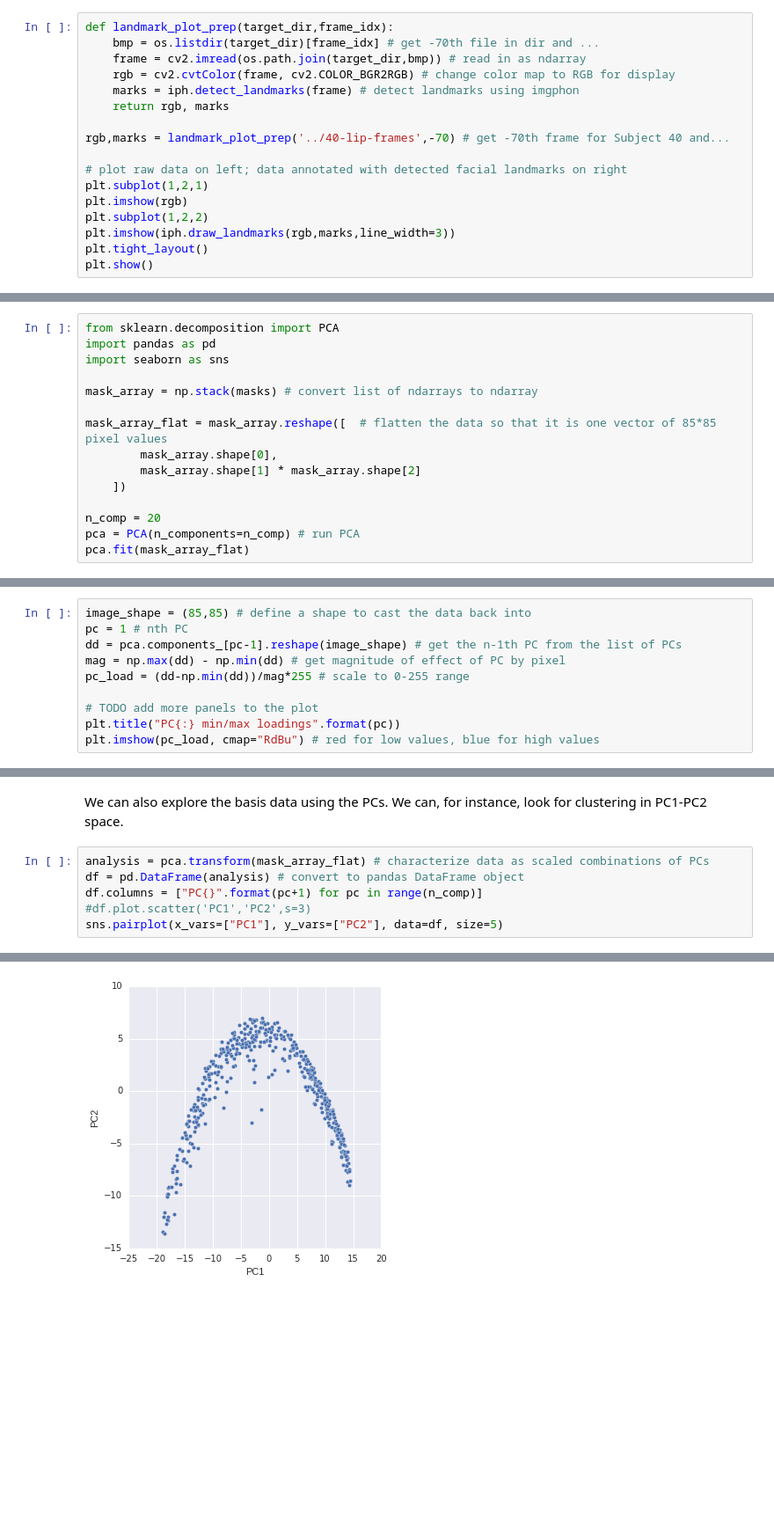
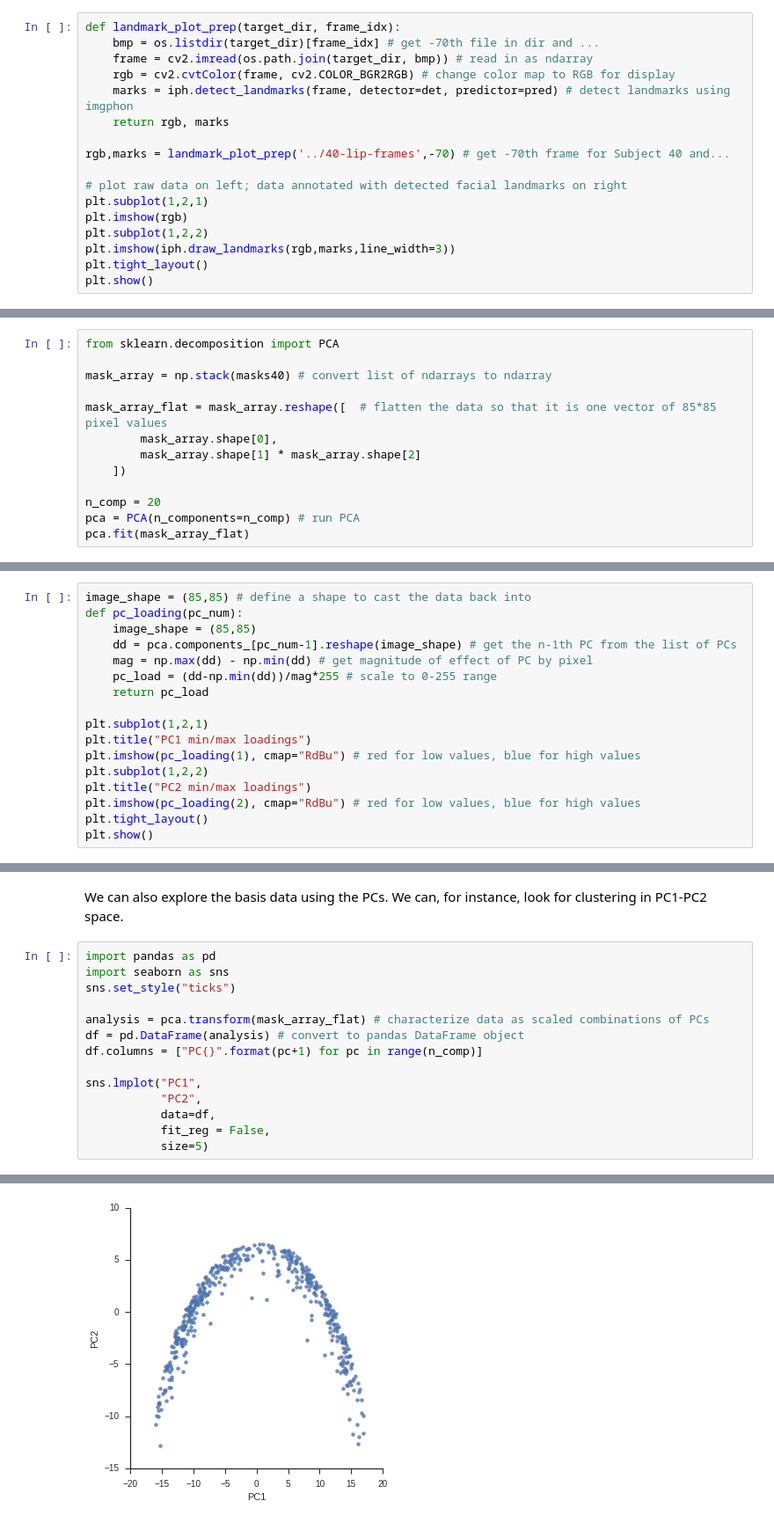
Before and after one commit to mfaytak/imgphon, a Jupyter notebook: lip-demo.ipynb, the cells around one changed output, grey strips where cells are left out. Shown at 88% size. Drawn from its saved outputs; the diff is of its cells as text; blank space fills up the shorter version.

```diff
--- a/lip-demo.ipynb
+++ b/lip-demo.ipynb
@@ -41,9 +42,9 @@ Let's take a first look at the data. After the data has been read in as an ndarr
 # %%
-def landmark_plot_prep(target_dir,frame_idx):
+def landmark_plot_prep(target_dir, frame_idx):
     bmp = os.listdir(target_dir)[frame_idx] # get -70th file in dir and ...
-    frame = cv2.imread(os.path.join(target_dir,bmp)) # read in as ndarray
+    frame = cv2.imread(os.path.join(target_dir, bmp)) # read in as ndarray
     rgb = cv2.cvtColor(frame, cv2.COLOR_BGR2RGB) # change color map to RGB for display
-    marks = iph.detect_landmarks(frame) # detect landmarks using imgphon
+    marks = iph.detect_landmarks(frame, detector=det, predictor=pred) # detect landmarks using imgphon
     return rgb, marks
 
 rgb,marks = landmark_plot_prep('../40-lip-frames',-70) # get -70th frame for Subject 40 and...
@@ -199,9 +184,7 @@ Having assembled our data set, we find ourselves with (still) very high-dimensio
 # %%
 from sklearn.decomposition import PCA
-import pandas as pd
-import seaborn as sns
 
-mask_array = np.stack(masks) # convert list of ndarrays to ndarray
+mask_array = np.stack(masks40) # convert list of ndarrays to ndarray
 
 mask_array_flat = mask_array.reshape([  # flatten the data so that it is one vector of 85*85 pixel values
         mask_array.shape[0],
@@ -218,11 +203,18 @@ We can visualize these components as the extent to which each pixel in the basis
 # %%
 image_shape = (85,85) # define a shape to cast the data back into
-pc = 1 # nth PC
-dd = pca.components_[pc-1].reshape(image_shape) # get the n-1th PC from the list of PCs
-mag = np.max(dd) - np.min(dd) # get magnitude of effect of PC by pixel
-pc_load = (dd-np.min(dd))/mag*255 # scale to 0-255 range
+def pc_loading(pc_num):
+    image_shape = (85,85)
+    dd = pca.components_[pc_num-1].reshape(image_shape) # get the n-1th PC from the list of PCs
+    mag = np.max(dd) - np.min(dd) # get magnitude of effect of PC by pixel
+    pc_load = (dd-np.min(dd))/mag*255 # scale to 0-255 range
+    return pc_load
 
-# TODO add more panels to the plot
-plt.title("PC{:} min/max loadings".format(pc))
-plt.imshow(pc_load, cmap="RdBu") # red for low values, blue for high values
+plt.subplot(1,2,1)
+plt.title("PC1 min/max loadings")
+plt.imshow(pc_loading(1), cmap="RdBu") # red for low values, blue for high values
+plt.subplot(1,2,2)
+plt.title("PC2 min/max loadings")
+plt.imshow(pc_loading(2), cmap="RdBu") # red for low values, blue for high values
+plt.tight_layout()
+plt.show()
 # %% [output]
@@ -231,9 +222,17 @@ plt.imshow(pc_load, cmap="RdBu") # red for low values, blue for high values
 # %% [markdown]
 We can also explore the basis data using the PCs. We can, for instance, look for clustering in PC1-PC2 space.
 # %%
+import pandas as pd
+import seaborn as sns
+sns.set_style("ticks")
+
 analysis = pca.transform(mask_array_flat) # characterize data as scaled combinations of PCs
 df = pd.DataFrame(analysis) # convert to pandas DataFrame object
 df.columns = ["PC{}".format(pc+1) for pc in range(n_comp)]
-#df.plot.scatter('PC1','PC2',s=3)
-sns.pairplot(x_vars=["PC1"], y_vars=["PC2"], data=df, size=5)
+
+sns.lmplot("PC1",
+           "PC2",
+           data=df,
+           fit_reg = False,
+           size=5)
 # %% [output]
@@ -241,2 +240,2 @@ sns.pairplot(x_vars=["PC1"], y_vars=["PC2"], data=df, size=5)
-[figure, old version]
+[figure, new version]
 # %% [markdown]
```
Also changed, not shown: parts of 38 cells of this notebook, 2 other files.
